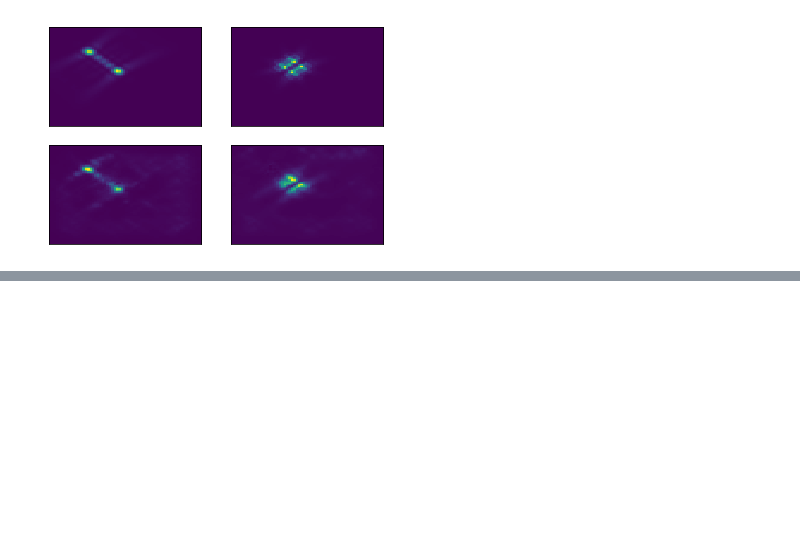
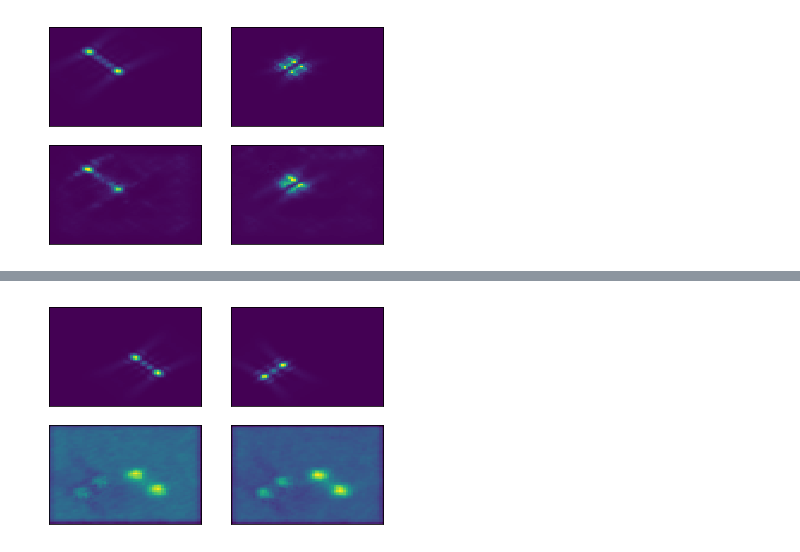
Before and after one commit to OrrAvrech/Alex_Orr_Project, a Jupyter notebook: NNflow/VizResults.ipynb, the cells around one changed output, grey strips where cells are left out. Saved outputs shown, nothing was run; the diff lists cells and outputs as text; code cells hidden in the pictures; blank space fills up the shorter version.

```diff
--- a/NNflow/VizResults.ipynb
+++ b/NNflow/VizResults.ipynb
@@ -118,0 +121,16 @@ INFO:tensorflow:Restoring parameters from C:\Users\orrav\Documents\Technion\Alex
+# %%
+from tensorflow.python.keras.models import load_model
+from tensorflow.python.keras import backend as K
+from Models_keras import NCC
+import tensorflow as tf
+
+path_best_model = 'best_model.keras'
+
+yl = testObj.labels[0,:,:,:]
+ylt = tf.convert_to_tensor(yl, dtype=tf.float32)
+out = K.eval(NCC(K.variable(ylt),K.variable(ylt)))
+print(out)
+model = load_model(path_best_model, custom_objects={'NCC': NCC})
+
+result = model.evaluate(x=testObj.features,
+                        y=testObj.labels)
@@ -118,0 +140,35 @@ INFO:tensorflow:Restoring parameters from C:\Users\orrav\Documents\Technion\Alex
+# %%
+import numpy as np
+
+def removeNons(y_pred, y_labels):
+    """Removes the zero labels and corresponding predictions.
+    Args:
+        y_pred  : network output
+        y_labels: labels matrix
+    """
+    maxSources = y_labels.shape[-1]
+    idxs = []
+    for i in range(maxSources):
+        if (y_labels[:,:,i] == np.zeros(y_labels[:,:,i].shape)).all():
+            continue
+        idxs = np.append(idxs, i).astype(int)
+    y_tot = np.append(y_labels[:,:,idxs], y_pred[:,:,idxs], axis=2)
+    return y_tot
+
+def showPredictions(y_pred, y_labels):
+        # Truncate dimensions to image
+        y_preds = y_pred[0,:,:,:]
+        y_tot = removeNons(y_preds, y_labels)
+        numSources = y_labels.shape[-1]
+        fig, axes = plt.subplots(2, numSources)
+        for i, ax in enumerate(axes.flat):
+            ax.imshow(y_tot[:,:,i], aspect='auto')
+            ax.set_xticks([])
+            ax.set_yticks([])
+        plt.show()
+
+sample_xe = np.expand_dims(sample_x, axis=0)
+y_pred = model.predict(x = sample_xe)
+showPredictions(y_pred, sample_y)
+# %% [output]
+[figure, added]
```
Also changed, not shown: parts of 4 cells of this notebook, 5 other files.
